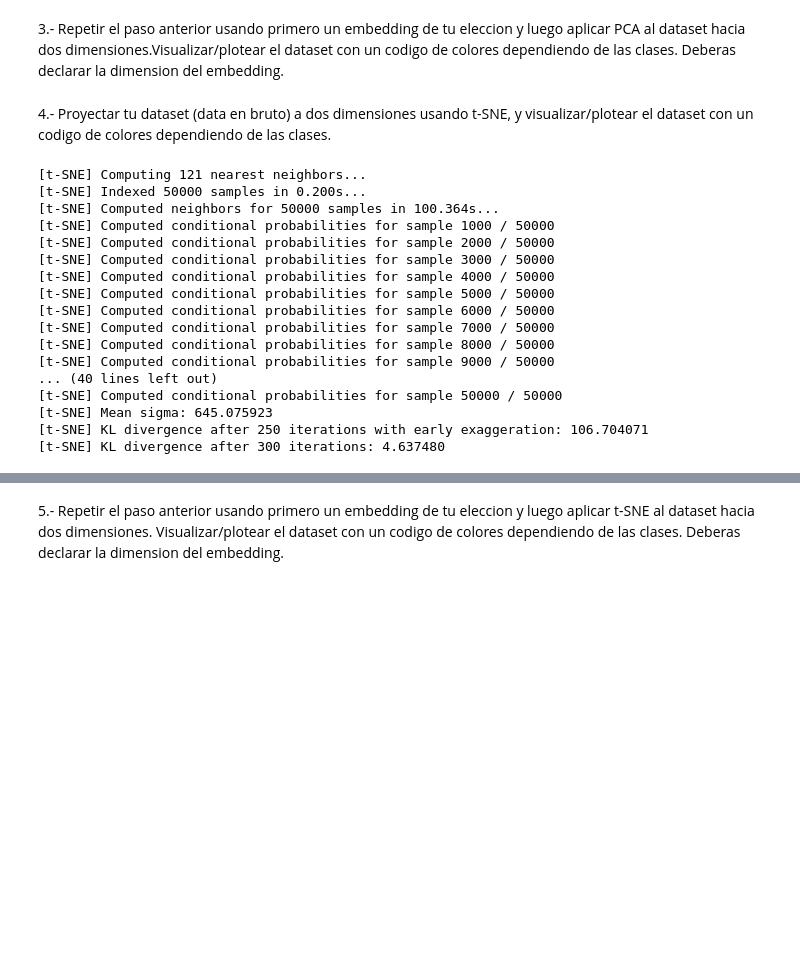
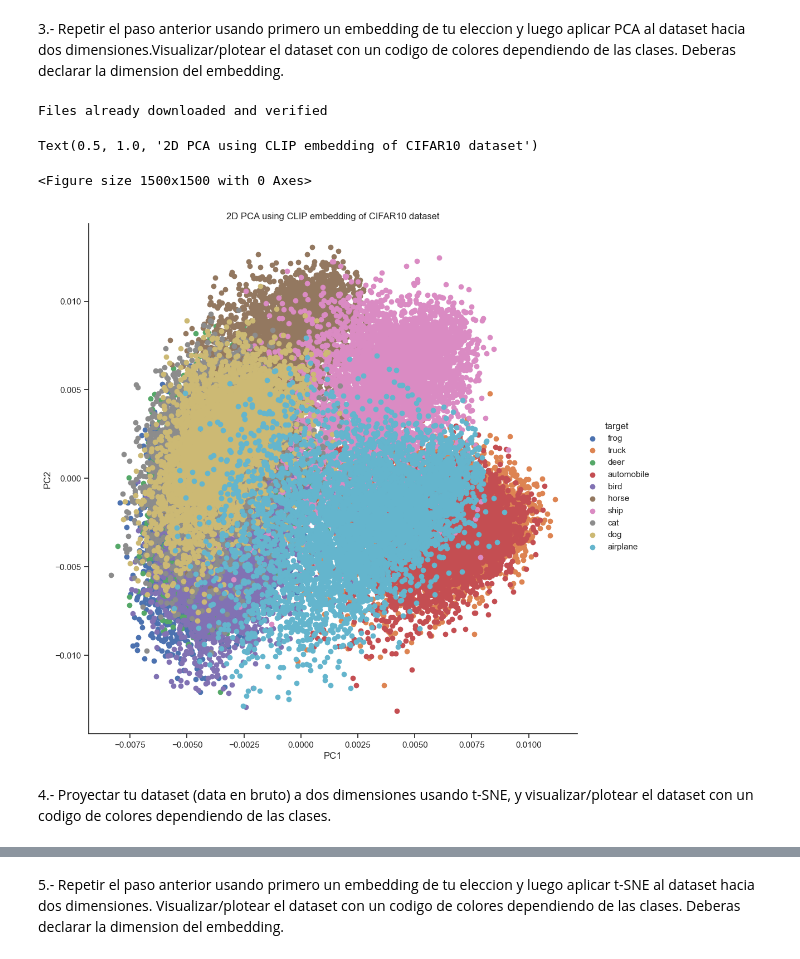
Before and after one commit to leonardocandio/lab3, a Jupyter notebook: notebooks/lab3_notebook.ipynb, the cells around one changed output, grey strips where cells are left out. Cells and saved outputs as stored; diff of their text form; code cells hidden in the pictures; blank space fills up the shorter version.

```diff
--- a/notebooks/lab3_notebook.ipynb
+++ b/notebooks/lab3_notebook.ipynb
@@ -54,30 +57,44 @@ Text(0.5, 1.0, '2D PCA of CIFAR10 dataset')
 # %% [markdown]
 3.- Repetir el paso anterior usando primero un embedding de tu eleccion y luego aplicar PCA al dataset hacia dos dimensiones.Visualizar/plotear el dataset con un codigo de colores dependiendo de las clases. Deberas declarar la dimension del embedding.
 # %%
-#TODO Agregar embeddings y recalcular el PCA
+#Image embedding using CLIP
+device = "cuda" if cuda.is_available() else "cpu"
+model, preprocess = clip.load("ViT-B/32", device=device)
+cifar10embedded = CIFAR10(root='../data', train=True, download=True, transform=preprocess)
+embedded_dataset = []
+
+with no_grad():
+    for image, class_id in tqdm(DataLoader(cifar10embedded, batch_size=100)):
+        image_features = model.encode_image(image)
+        embedded_dataset.append(image_features.to(device))
+embedded_dataset = cat(embedded_dataset)
+# %% [output]
+Files already downloaded and verified
+# %%
+#Plotting the embedded dataset using PCA
+pcaU, pcaS, pcaV = pca_lowrank(embedded_dataset, 2)
+
+sns.set(style="ticks")
+
+pcaU = pd.DataFrame(pcaU, columns=['PC1', 'PC2'])
+pcaU['class'] = [cifar10.classes[target] for target in cifar10.targets]
+
+#using seaborn to plot the data
+plt.figure(figsize=(15, 15))
+sns.FacetGrid(pcaU, hue="class", height=10).map(plt.scatter, "PC1", "PC2").add_legend()
+
+plt.title('2D PCA using CLIP embedding of CIFAR10 dataset')
+# %% [output]
+Text(0.5, 1.0, '2D PCA using CLIP embedding of CIFAR10 dataset')
+<Figure size 1500x1500 with 0 Axes>
+[figure, added]
 # %% [markdown]
 4.- Proyectar tu dataset (data en bruto) a dos dimensiones usando t-SNE, y visualizar/plotear el dataset con un codigo de colores dependiendo de las clases.
 # %%
-tsne = TSNE(n_components=2, verbose=1, perplexity=40, n_iter=300)
+#Calculating t-SNE
+
+tsne = TSNE(n_components=2, verbose=0, perplexity=40, n_iter=300)
 tsne_results = tsne.fit_transform(dataset)
-# %% [output]
-[t-SNE] Computing 121 nearest neighbors...
-[t-SNE] Indexed 50000 samples in 0.200s...
-[t-SNE] Computed neighbors for 50000 samples in 100.364s...
-[t-SNE] Computed conditional probabilities for sample 1000 / 50000
-[t-SNE] Computed conditional probabilities for sample 2000 / 50000
-[t-SNE] Computed conditional probabilities for sample 3000 / 50000
-[t-SNE] Computed conditional probabilities for sample 4000 / 50000
-[t-SNE] Computed conditional probabilities for sample 5000 / 50000
-[t-SNE] Computed conditional probabilities for sample 6000 / 50000
-[t-SNE] Computed conditional probabilities for sample 7000 / 50000
-[t-SNE] Computed conditional probabilities for sample 8000 / 50000
-[t-SNE] Computed conditional probabilities for sample 9000 / 50000
-... (40 lines left out)
-[t-SNE] Computed conditional probabilities for sample 50000 / 50000
-[t-SNE] Mean sigma: 645.075923
-[t-SNE] KL divergence after 250 iterations with early exaggeration: 106.704071
-[t-SNE] KL divergence after 300 iterations: 4.637480
 # %%
 #TODO PREGUNTAR PORQUE SE VE TAN MAL
 
```
Also changed, not shown: parts of 6 cells of this notebook, 1 other file.
